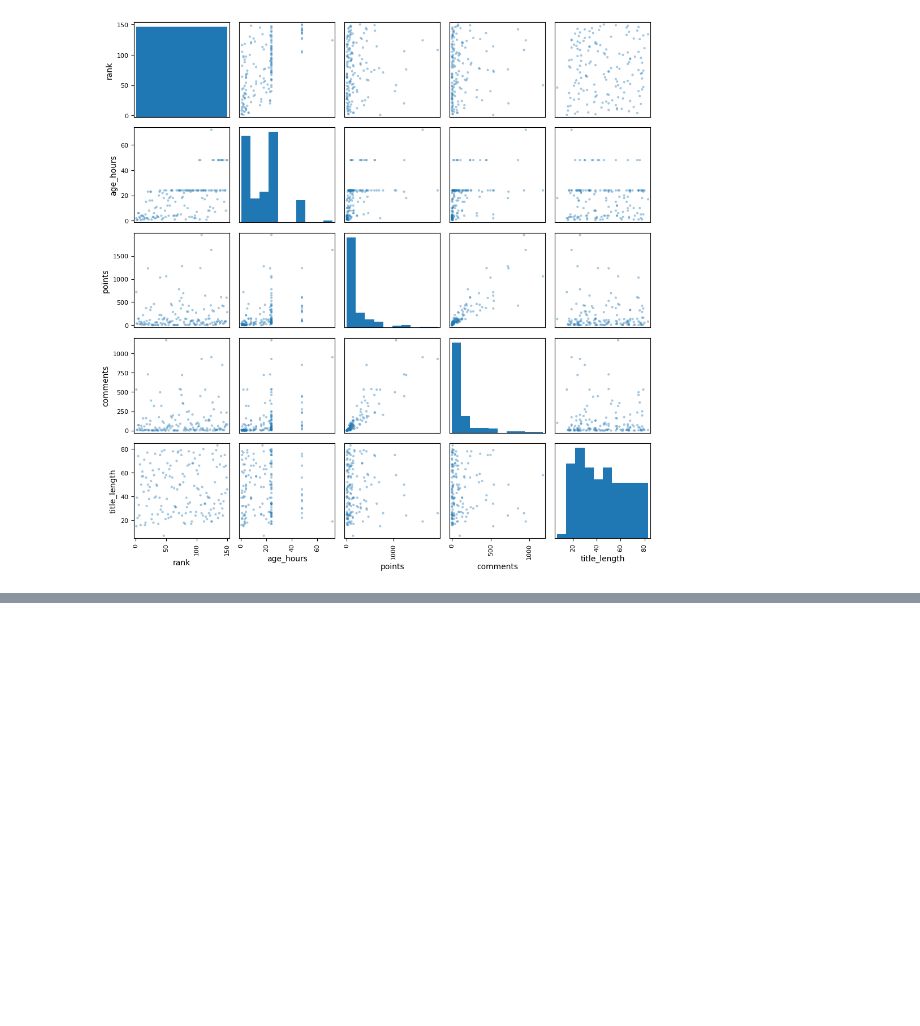
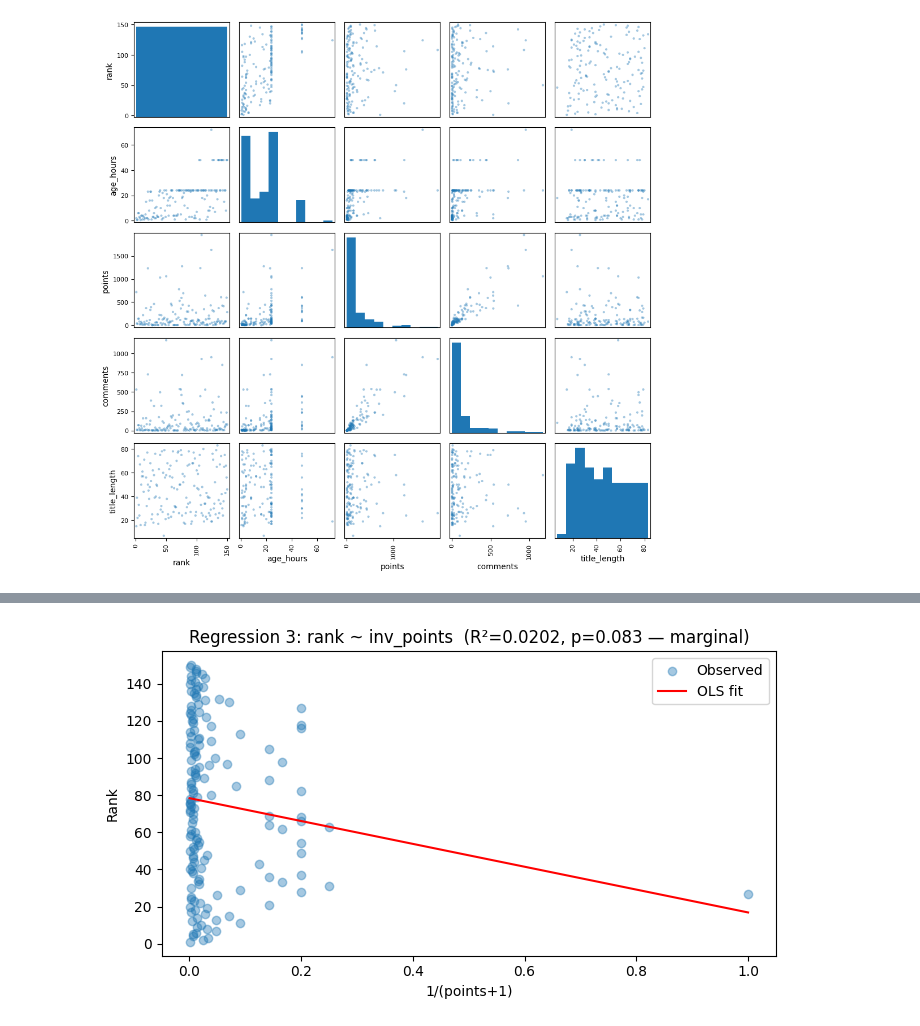
Before and after one commit to Jonapulse/MSD, a Jupyter notebook: Summer2026/CS6017/Week3/HW3/HW3.ipynb, the cells around one changed output, grey strips where cells are left out. Cells and saved outputs as stored; diff of their text form; code cells hidden in the pictures; blank space fills up the shorter version.

```diff
--- a/Summer2026/CS6017/Week3/HW3/HW3.ipynb
+++ b/Summer2026/CS6017/Week3/HW3/HW3.ipynb
@@ -65,0 +91,15 @@ Notes:
+# %%
+# Plot: rank ~ inv_points
+inv_range = np.linspace(hnDFRaw['inv_points'].min(), hnDFRaw['inv_points'].max(), 200)
+predicted = model3.params['Intercept'] + model3.params['inv_points'] * inv_range
+
+fig, ax = plt.subplots(figsize=(7, 4))
+ax.scatter(hnDFRaw['inv_points'], hnDFRaw['rank'], alpha=0.4, label='Observed')
+ax.plot(inv_range, predicted, color='red', label='OLS fit')
+ax.set_xlabel('1/(points+1)'); ax.set_ylabel('Rank')
+ax.set_title('Regression 3: rank ~ inv_points  (R²=0.0202, p=0.083 — marginal)')
+ax.legend()
+plt.tight_layout()
+plt.show()
+# %% [output]
+[figure, added]
```
Also changed, not shown: parts of 13 cells of this notebook, 4 other files.
